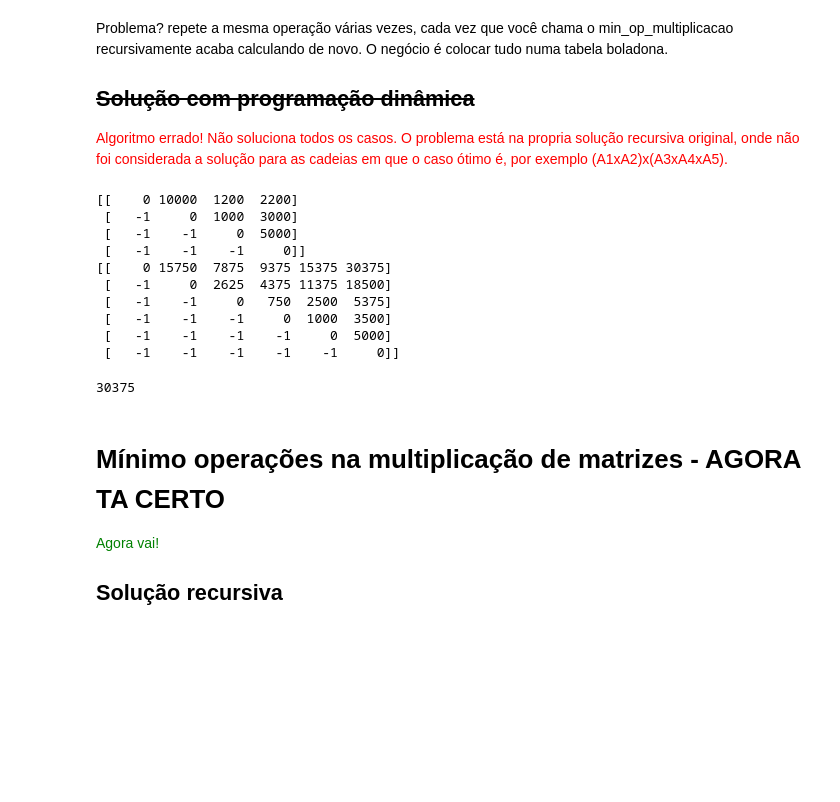
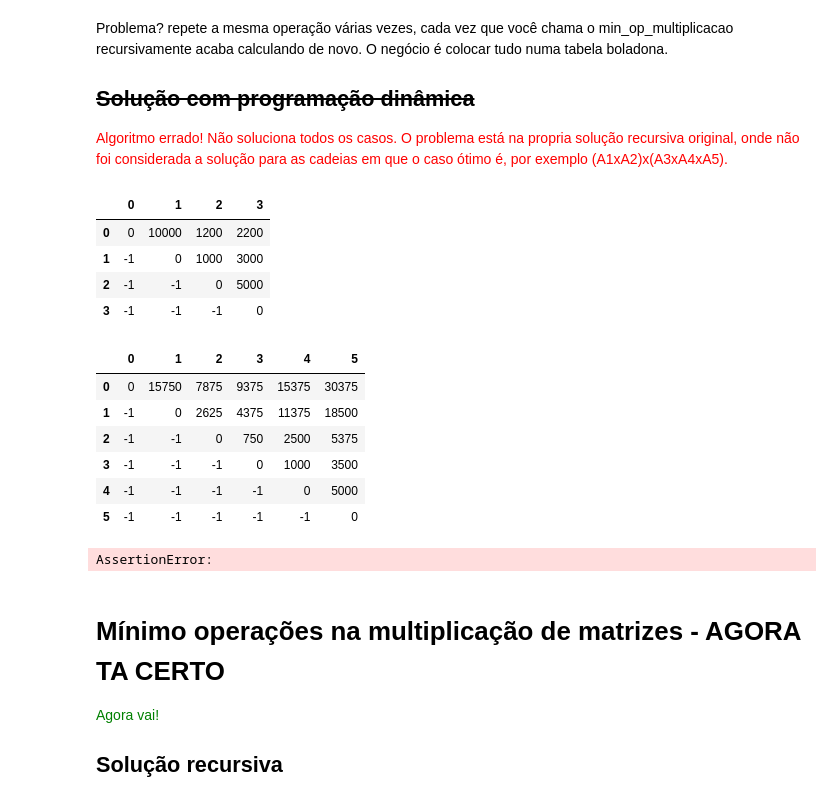
Before and after one commit to exofelipe/MC458, a Jupyter notebook: MC458.ipynb, the cells around one changed output. Saved outputs shown, nothing was run; the diff lists cells and outputs as text; code cells hidden in the pictures; blank space fills up the shorter version.

```diff
--- a/MC458.ipynb
+++ b/MC458.ipynb
@@ -336,45 +336,48 @@ Problema? repete a mesma operação várias vezes, cada vez que você chama o mi
 # %%
 import numpy as np
 ROW = 0
 COL = 1
 
 def n_operacoes_m(a,b):
     return a[ROW] * a[COL] * b[COL]
 
 def tamanho_m_cadeia(p):
     return p[0][ROW],p[-1][COL]
 
 def min_op_multiplicacao(p):
     n = len(p)
     memo = np.full((n,n), -1) # matriz n,n completa de -1. -1 só para mostrar o que não foi utilizado
 
     for i in range(0, n):
         memo[i][i] = 0
 
     for j in range(1,n): # coluna por coluna
         # vamos percorrer a nossa coluna inteira, partindo do maior indice da linha para o menor (de baixo para cima na tabela)
         for i in range(0,j)[::-1]:
             memo[i][j] = min(
                 memo[i][j-1] + n_operacoes_m(tamanho_m_cadeia(p[i:j]), p[j]), # esquerda
                 memo[i+1][j] + n_operacoes_m(p[i], tamanho_m_cadeia(p[i+1:j+1])) # baixo
             )
 
-    print(memo)
+    display(pd.DataFrame(memo))
     return memo[0][-1] # último elemento da primeira linha
-min_op_multiplicacao(p=[(10,20),(20,50),(50,1),(1,100)]) # solução é 2200
-min_op_multiplicacao(p=[(30,35),(35,15),(15,5),(5,10),(10,20),(20,25)])  # solução aqui deveria ser 15125
+assert min_op_multiplicacao(p=[(10,20),(20,50),(50,1),(1,100)]) == 2200
+assert min_op_multiplicacao(p=[(30,35),(35,15),(15,5),(5,10),(10,20),(20,25)]) == 15125
+# solução aqui deveria ser 15125
 # %% [output]
+|  | 0 | 1 | 2 | 3 |
+| 0 | 0 | 10000 | 1200 | 2200 |
+| 1 | -1 | 0 | 1000 | 3000 |
+| 2 | -1 | -1 | 0 | 5000 |
+| 3 | -1 | -1 | -1 | 0 |
+|  | 0 | 1 | 2 | 3 | 4 | 5 |
+| 0 | 0 | 15750 | 7875 | 9375 | 15375 | 30375 |
+| 1 | -1 | 0 | 2625 | 4375 | 11375 | 18500 |
+| 2 | -1 | -1 | 0 | 750 | 2500 | 5375 |
+| 3 | -1 | -1 | -1 | 0 | 1000 | 3500 |
+| 4 | -1 | -1 | -1 | -1 | 0 | 5000 |
+| 5 | -1 | -1 | -1 | -1 | -1 | 0 |
-[[    0 10000  1200  2200]
- [   -1     0  1000  3000]
- [   -1    -1     0  5000]
- [   -1    -1    -1     0]]
-[[    0 15750  7875  9375 15375 30375]
- [   -1     0  2625  4375 11375 18500]
- [   -1    -1     0   750  2500  5375]
- [   -1    -1    -1     0  1000  3500]
- [   -1    -1    -1    -1     0  5000]
- [   -1    -1    -1    -1    -1     0]]
+AssertionError:
-30375
 # %% [markdown]
 # Mínimo operações na multiplicação de matrizes - AGORA TA CERTO
 <span style="color:green">Agora vai!</span>
```
